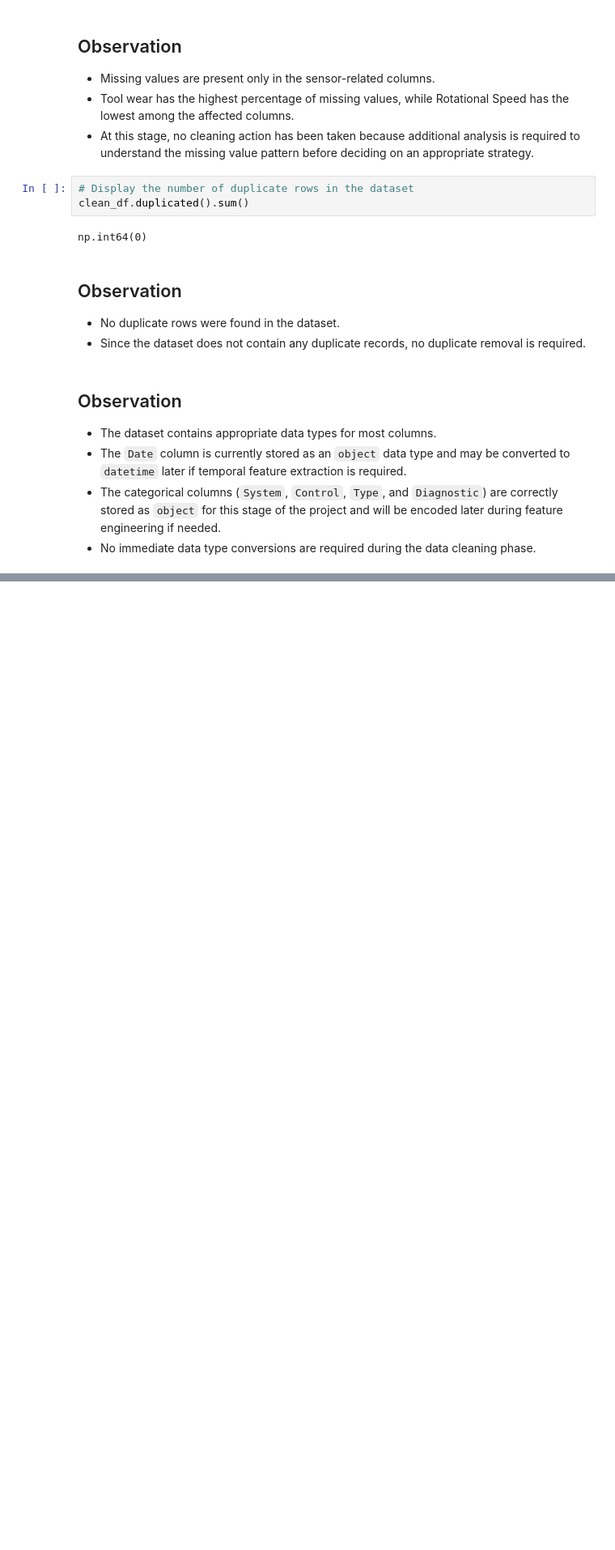
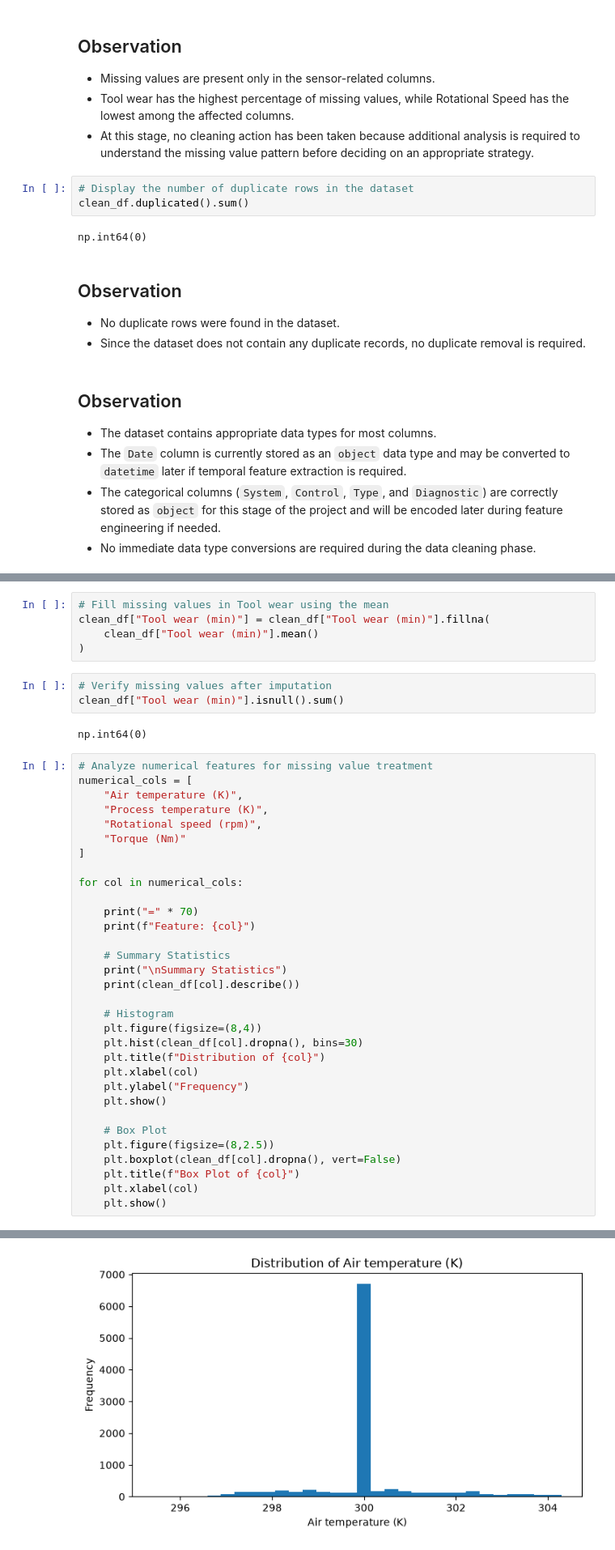
Before and after one commit to Carolljo/Predictive-Maintenance-Intelligence-Platform, a Jupyter notebook: notebooks/02_Data_cleaning.ipynb, the cells around one changed output, grey strips where cells are left out. Shown at 81% size. Saved outputs shown, nothing was run; the diff lists cells and outputs as text; blank space fills up the shorter version.

```diff
--- a/notebooks/02_Data_cleaning.ipynb
+++ b/notebooks/02_Data_cleaning.ipynb
@@ -152,0 +283,43 @@ np.int64(0)
+# %%
+# Fill missing values in Tool wear using the mean
+clean_df["Tool wear (min)"] = clean_df["Tool wear (min)"].fillna(
+    clean_df["Tool wear (min)"].mean()
+)
+# %%
+# Verify missing values after imputation
+clean_df["Tool wear (min)"].isnull().sum()
+# %% [output]
+np.int64(0)
+# %%
+# Analyze numerical features for missing value treatment
+numerical_cols = [
+    "Air temperature (K)",
+    "Process temperature (K)",
+    "Rotational speed (rpm)",
+    "Torque (Nm)"
+]
+
+for col in numerical_cols:
+
+    print("=" * 70)
+    print(f"Feature: {col}")
+
+    # Summary Statistics
+    print("\nSummary Statistics")
+    print(clean_df[col].describe())
+
+    # Histogram
+    plt.figure(figsize=(8,4))
+    plt.hist(clean_df[col].dropna(), bins=30)
+    plt.title(f"Distribution of {col}")
+    plt.xlabel(col)
+    plt.ylabel("Frequency")
+    plt.show()
+
+    # Box Plot
+    plt.figure(figsize=(8,2.5))
+    plt.boxplot(clean_df[col].dropna(), vert=False)
+    plt.title(f"Box Plot of {col}")
+    plt.xlabel(col)
+    plt.show()
+# %% [output]
@@ -152,0 +339 @@ np.int64(0)
+[figure, added]
```
Also changed, not shown: parts of 34 cells of this notebook, 2 other files.
